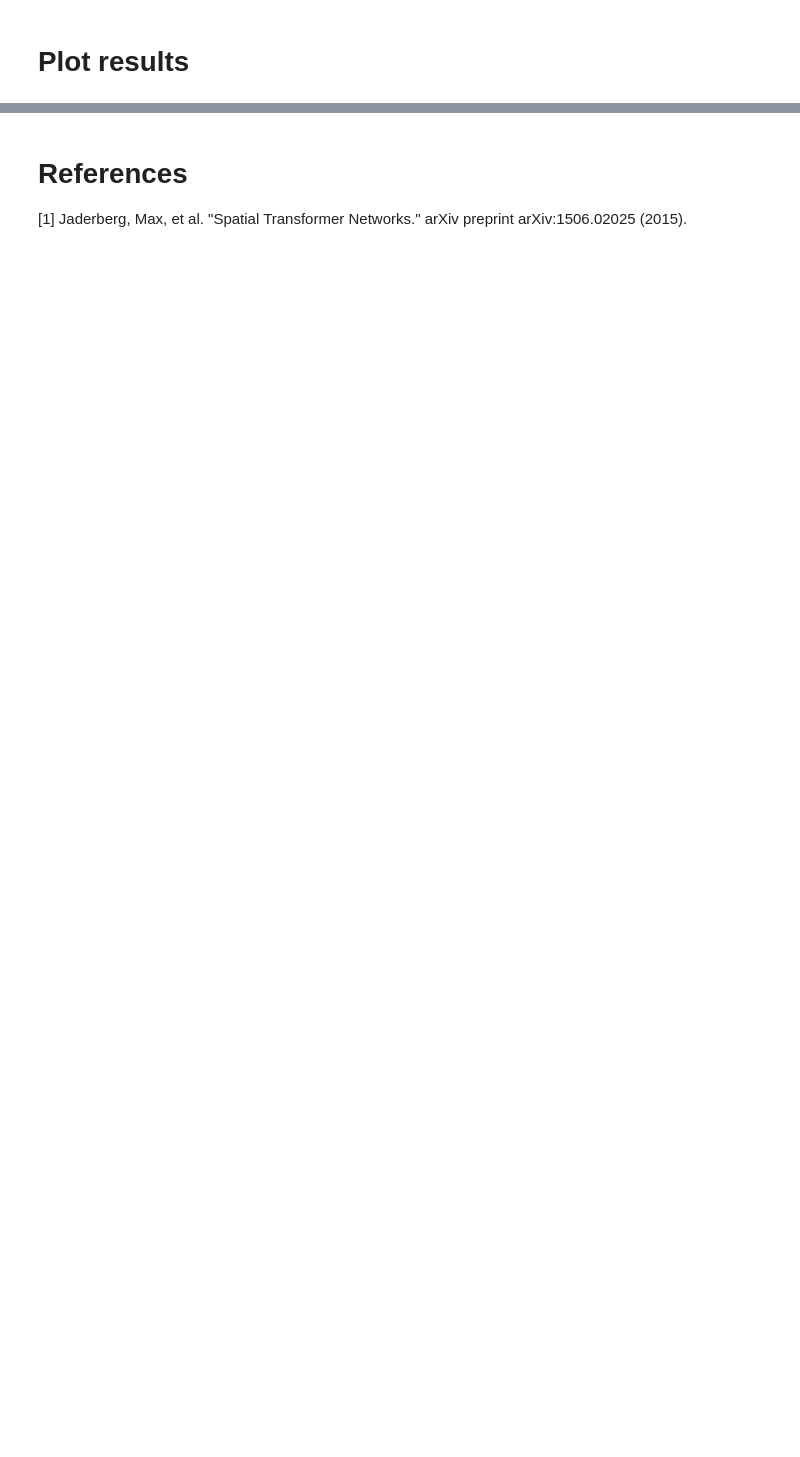
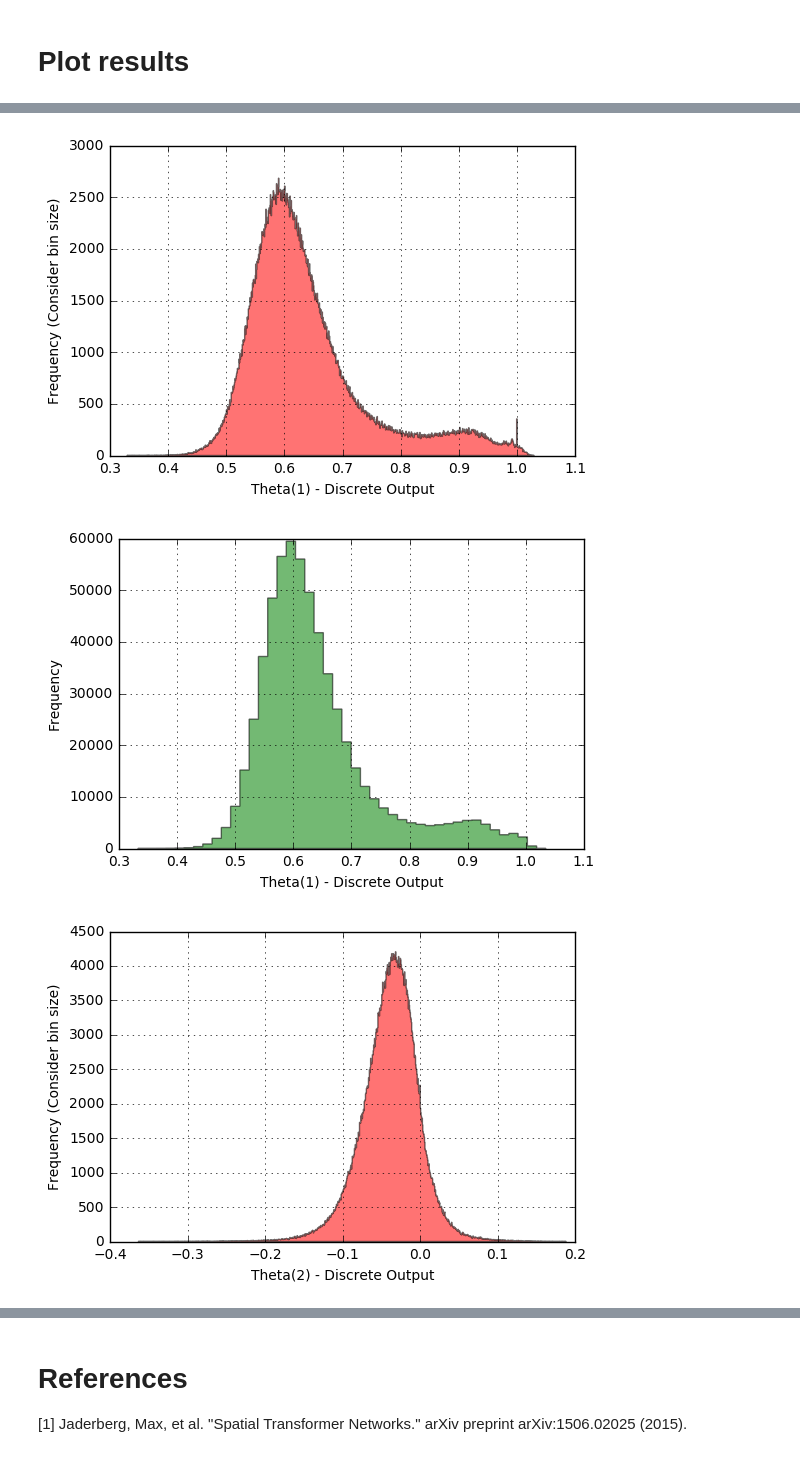
Before and after one commit to ilkerc/ObjDetector, a Jupyter notebook: spatial_transformer_network.ipynb, the cells around one changed output, grey strips where cells are left out. Drawn from its saved outputs; the diff is of its cells as text; code cells hidden in the pictures; blank space fills up the shorter version.

Commit message:
Histograms added

```diff
--- a/spatial_transformer_network.ipynb
+++ b/spatial_transformer_network.ipynb
@@ -11,6 +11,7 @@ import matplotlib.pyplot as plt
 import lasagne
 import theano
 import theano.tensor as T
+import pylab as P
 from DiscreteLayer import DiscreteLayer
 conv = lasagne.layers.Conv2DLayer
 pool = lasagne.layers.MaxPool2DLayer
@@ -22,7 +23,7 @@ NUM_CLASSES = 10
 mnist_cluttered = "mnist_cluttered_60x60_6distortions.npz"
 #DISC
 DISC = True
-MINS = (.3, -.3, -.8, .5, -0.7)
+MINS = (.3, -.3, -.8, -.3, .5, -0.7)
 MAXS = (1.1, .1, 1.1, .4, 1.1, 1.5)
 RANGES = (50, 50, 50, 50, 50, 50)
 # %% [output]
@@ -319,0 +277,35 @@ plt.plot(disc_params[1, 0:300000:100], '.')
+# %%
+# Histograms
+dense_params = param_outputs.reshape((-1, 6))
+disc_params = disc_outputs.reshape((-1, 6))
+bin_count = 1000
+plot_over = False
+
+for i in range(0, 6):
+    dns = dense_params[:, i]
+    dsc = disc_params[:, i]
+
+    #PS: Using normed histograms to plot them over
+    # Theta x Dense
+    plt.figure()
+    n, bins, patches = plt.hist(dns, bin_count, normed=plot_over, histtype='stepfilled')
+    plt.setp(patches, 'facecolor', 'r', 'alpha', 0.55)
+    if not plot_over:
+        plt.xlabel(('Theta({0}) - Discrete Output').format(i+1))
+        plt.ylabel('Frequency (Consider bin size)')
+        plt.grid(True)
+        plt.figure()
+
+    # Theta x Discrete
+    n, bins, patches = plt.hist(dsc, len(np.unique(dsc)), normed=plot_over, histtype='stepfilled')
+    plt.setp(patches, 'facecolor', 'g', 'alpha', 0.55)
+    if not plot_over:
+        plt.xlabel(('Theta({0}) - Discrete Output').format(i+1))
+    else:
+        plt.xlabel(('Theta({0})').format(i+1))
+    plt.ylabel('Frequency')
+    plt.grid(True)
+# %% [output]
+[figure, added]
+[figure, added]
+[figure, added]
```
Also changed, not shown: parts of 7 cells of this notebook.
